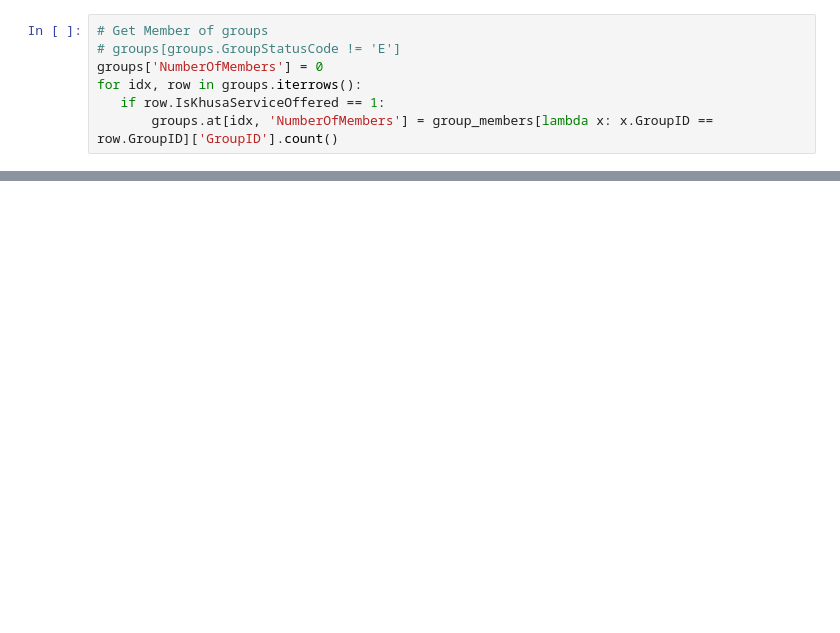
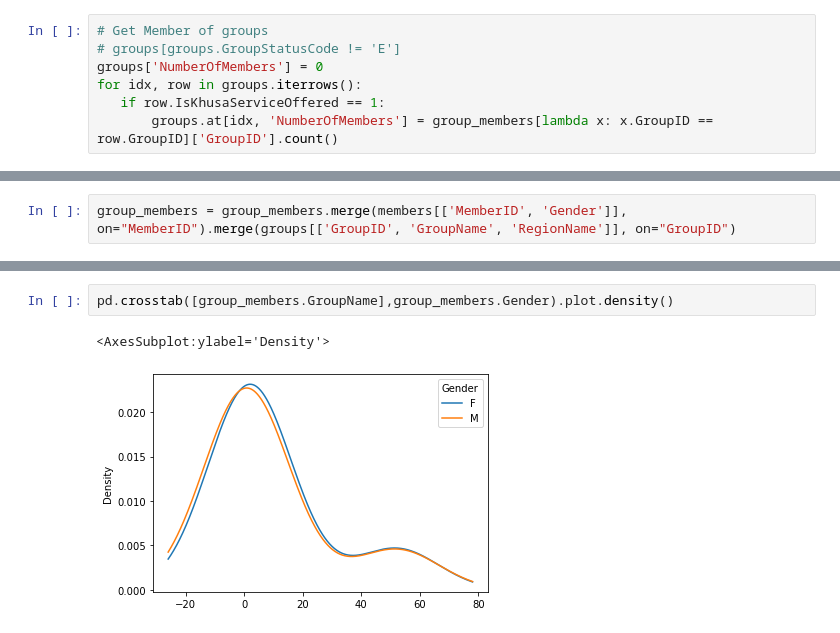
Before and after one commit to pike-msonda/adds_project, a Jupyter notebook: vsla.ipynb, the cells around one changed output, grey strips where cells are left out. Saved outputs shown, nothing was run; the diff lists cells and outputs as text; blank space fills up the shorter version.

```diff
--- a/vsla.ipynb
+++ b/vsla.ipynb
@@ -48,0 +53,2 @@ Int64Index([  0,   1,   2,   3,   4,   5,   6,   7,   8,   9,
+# %%
+group_members = group_members.merge(members[['MemberID', 'Gender']], on="MemberID").merge(groups[['GroupID', 'GroupName', 'RegionName']], on="GroupID")
@@ -48,0 +64,5 @@ Int64Index([  0,   1,   2,   3,   4,   5,   6,   7,   8,   9,
+# %%
+pd.crosstab([group_members.GroupName],group_members.Gender).plot.density()
+# %% [output]
+<AxesSubplot:ylabel='Density'>
+[figure, added]
```
Also changed, not shown: parts of 8 cells of this notebook.
